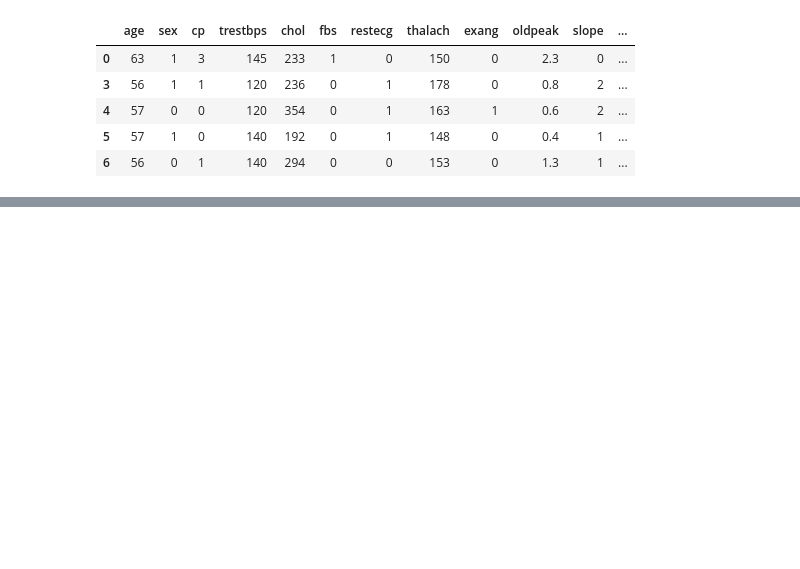
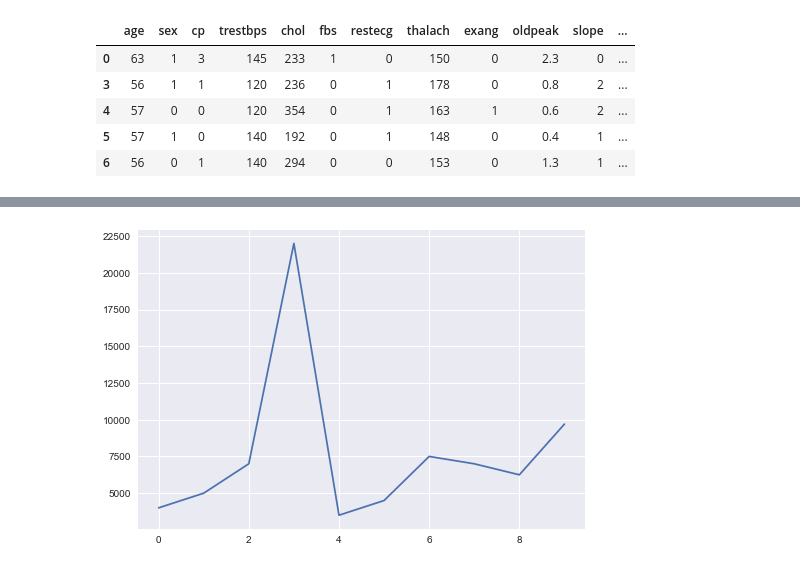
Before and after one commit to liwangcherish/learning-notes-Complete-A.I.-Machine-Learning-Data-Science-Bootcamp, a Jupyter notebook: Matplotlib Plotting and Data Visualization.ipynb, the cells around one changed output, grey strips where cells are left out. Cells and saved outputs as stored; diff of their text form; code cells hidden in the pictures; blank space fills up the shorter version.

```diff
--- a/Matplotlib Plotting and Data Visualization.ipynb
+++ b/Matplotlib Plotting and Data Visualization.ipynb
@@ -565,0 +623,4 @@ NameError: name 'plt' is not defined
+# %%
+car_sales["Price"].plot();
+# %% [output]
+[figure, added]
```
Also changed, not shown: parts of 28 cells of this notebook, 3 other files.
